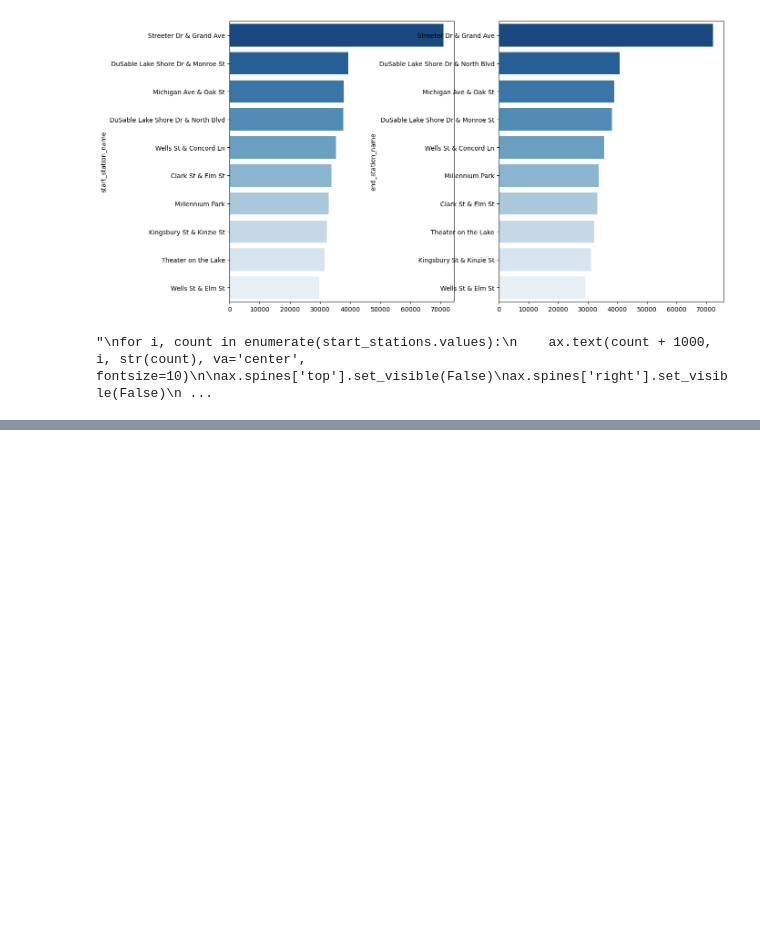
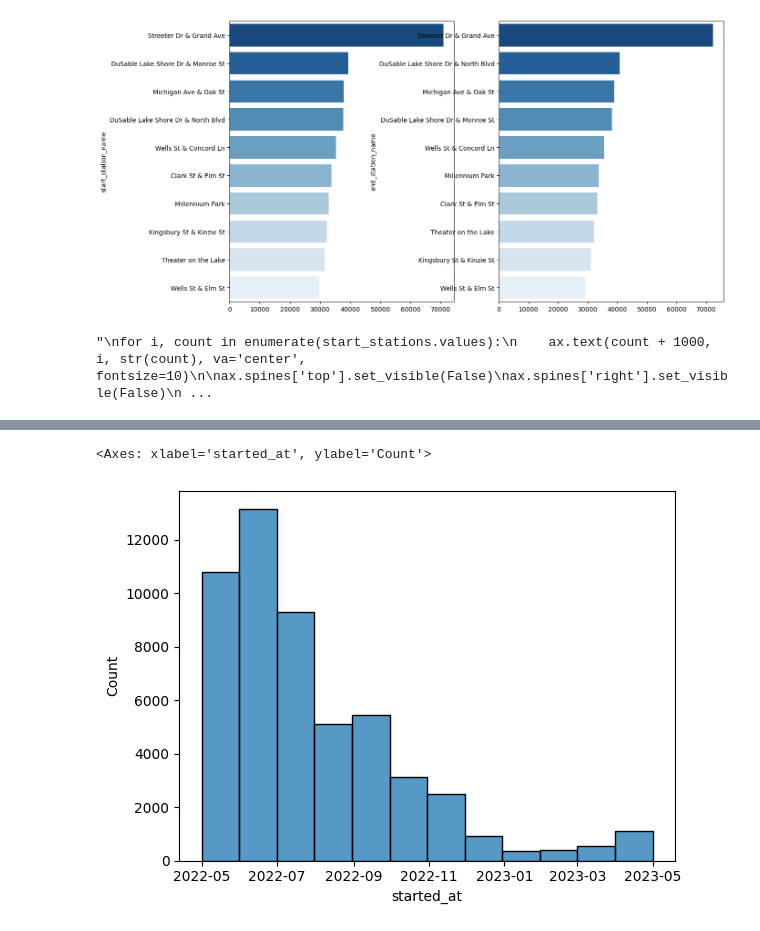
Before and after one commit to andyguo0228/bike_share_python, a Jupyter notebook: scratchbook.ipynb, the cells around one changed output, grey strips where cells are left out. Cells and saved outputs as stored; diff of their text form; code cells hidden in the pictures; blank space fills up the shorter version.

```diff
--- a/scratchbook.ipynb
+++ b/scratchbook.ipynb
@@ -587 +669,3 @@ plt.show()
+# %%
+station_list.drop(['electric_bike_surcharge_waiver', 'has_kiosk', 'rental_uris', 'eightd_has_key_dispenser', 'eightd_station_services', 'target_bike_capacity', 'target_scooter_capacity', 'region_id', 'region_code', 'client_station_id', 'rack_model'], axis=1, inplace=True)
 # %%
@@ -590,0 +693,3 @@ NameError: name 'df' is not defined
+# %%
+stations = station_list[['name', 'lat', 'lon']]
+stations.head(10)
@@ -590,0 +722,11 @@ NameError: name 'df' is not defined
+# %%
+df2 = pd.merge(df, stations, left_on='start_station_name', right_on='name', how='left')
+
+#df2.rename(columns={lat})
+# %%
+temp = df2[df2.lon.isna() == True]
+# %%
+sns.histplot(temp['started_at'], bins=12)
+# %% [output]
+<Axes: xlabel='started_at', ylabel='Count'>
+[figure, added]
```
Also changed, not shown: parts of 12 cells of this notebook, 2 other files.
